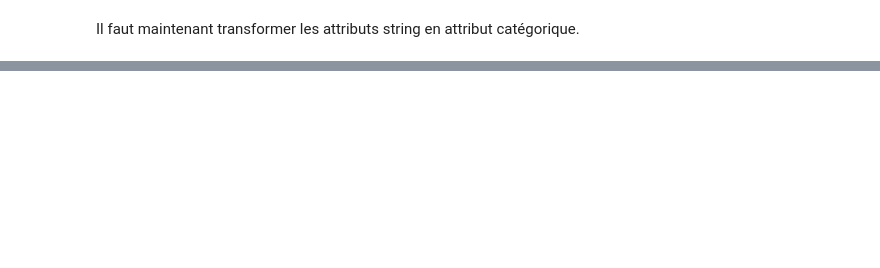
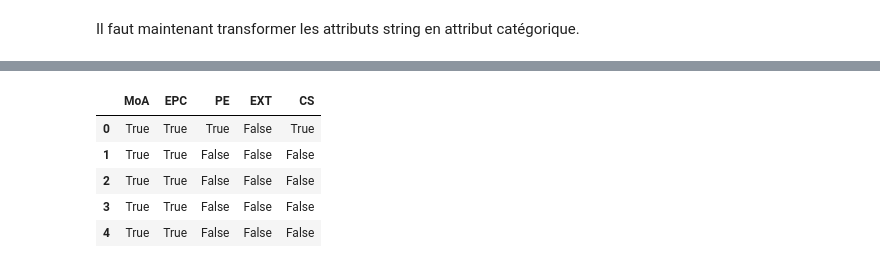
Before and after one commit to T-amairi/IFT870, a Jupyter notebook: TP2/tp2.ipynb, the cells around one changed output, grey strips where cells are left out. Drawn from its saved outputs; the diff is of its cells as text; code cells hidden in the pictures; blank space fills up the shorter version.

```diff
--- a/TP2/tp2.ipynb
+++ b/TP2/tp2.ipynb
@@ -970,0 +1021,13 @@ multi.predict(XPred)
+# %%
+# predict
+YPred = pd.DataFrame(multi.predict(XPred), columns=YTrain.columns).astype(bool)
+
+# print
+YPred.head()
+# %% [output]
+|  | MoA | EPC | PE | EXT | CS |
+| 0 | True | True | True | False | True |
+| 1 | True | True | False | False | False |
+| 2 | True | True | False | False | False |
+| 3 | True | True | False | False | False |
+| 4 | True | True | False | False | False |
```
Also changed, not shown: parts of 26 cells of this notebook.
